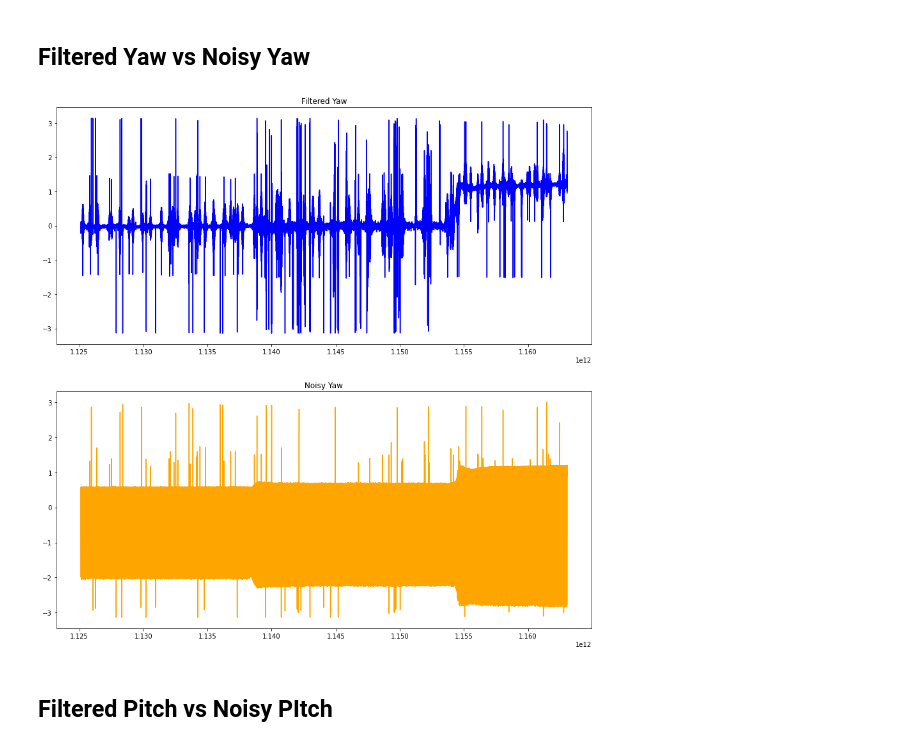
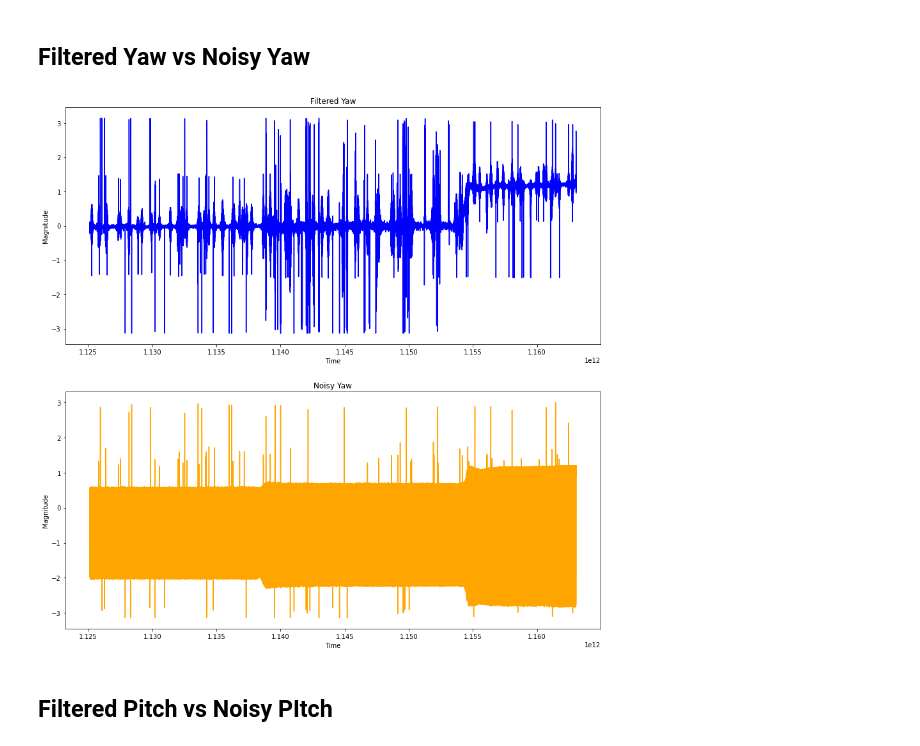
Before and after one commit to ZJTAN97/FilterSignalsProject, a Jupyter notebook: CA Qn 2/hoveringangles.ipynb, the cells around one changed output. Saved outputs shown, nothing was run; the diff lists cells and outputs as text; code cells hidden in the pictures.

```diff
--- a/CA Qn 2/hoveringangles.ipynb
+++ b/CA Qn 2/hoveringangles.ipynb
@@ -144,7 +144,7 @@ def normalize(a, b, c):
     To normalize the values before appending R Matrix
 
     Args:
-    `a`, `b`, `c`
+    a, b, c
 
     Returns:
     Normalizing value
@@ -157,10 +157,10 @@ def plotter(ax, x_values, y_values, **kwargs):
     Plotting helper function
 
     Args:
-    `plotting axe`, `x_values`, `v_values`, `x_label`, `y_label`, `title of plot`, `line color`
+    plotting axe, x_values, v_values, x_label, y_label, title of plot, line color
 
     Returns:
-    `Matplotlib graph`
+    Matplotlib graph
     """
     title = kwargs['title'] if 'title' in kwargs.keys() else None
     x_label = kwargs['x_label'] if 'x_label' in kwargs.keys() else None
@@ -408,10 +408,10 @@ plotter(ax2, ts_noisy_acc, all_noisy_roll, title='Noisy Roll', color='orange')
 ## Filtered Yaw vs Noisy Yaw
 # %%
 fig, (ax3, ax4) = plt.subplots(2, 1, figsize=(15,15))
-plotter(ax3, ts_noisy_acc, all_filtered_yaw, title='Filtered Yaw', color='b')
-plotter(ax4, ts_noisy_acc, all_noisy_yaw, title='Noisy Yaw', color='orange')
+plotter(ax3, ts_noisy_acc, all_filtered_yaw, x_label='Time', y_label='Magnitude', title='Filtered Yaw', color='b')
+plotter(ax4, ts_noisy_acc, all_noisy_yaw, x_label='Time', y_label='Magnitude', title='Noisy Yaw', color='orange')
 # %% [output]
-[figure, old version]
+[figure, new version]
 # %% [markdown]
 ## Filtered Pitch vs Noisy PItch
 # %%
```
Also changed, not shown: parts of 5 cells of this notebook.
